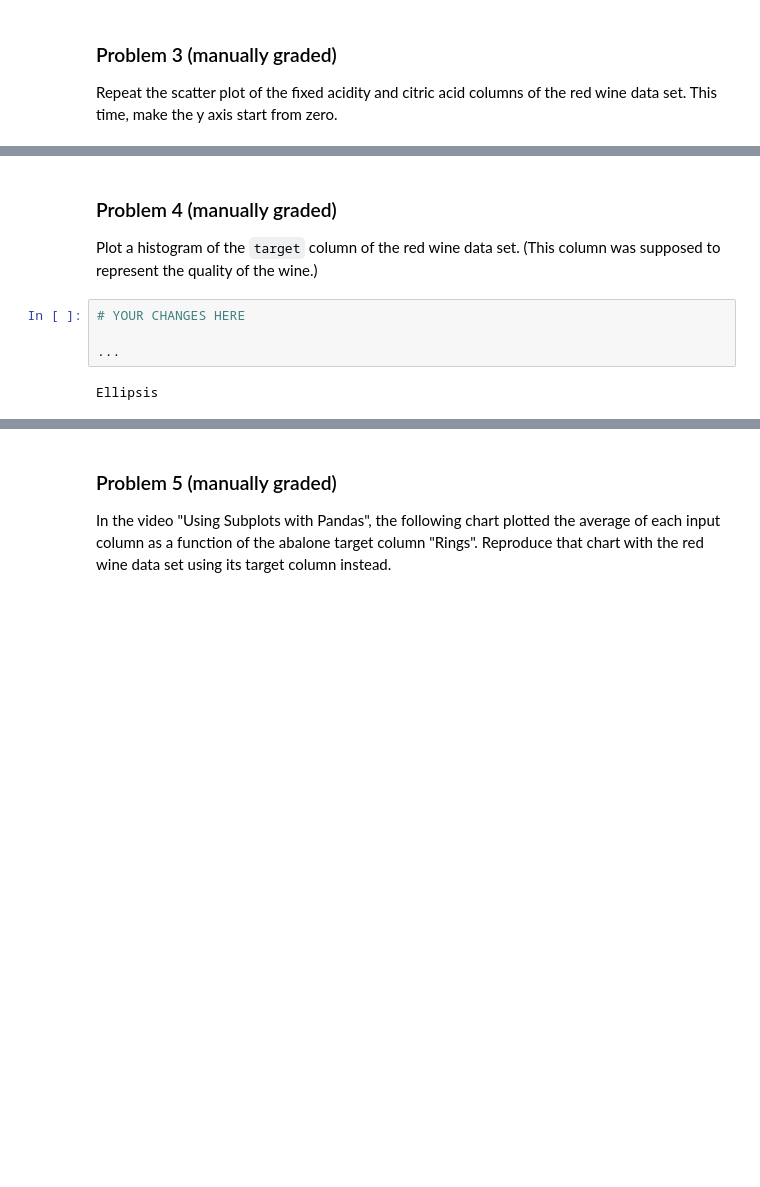
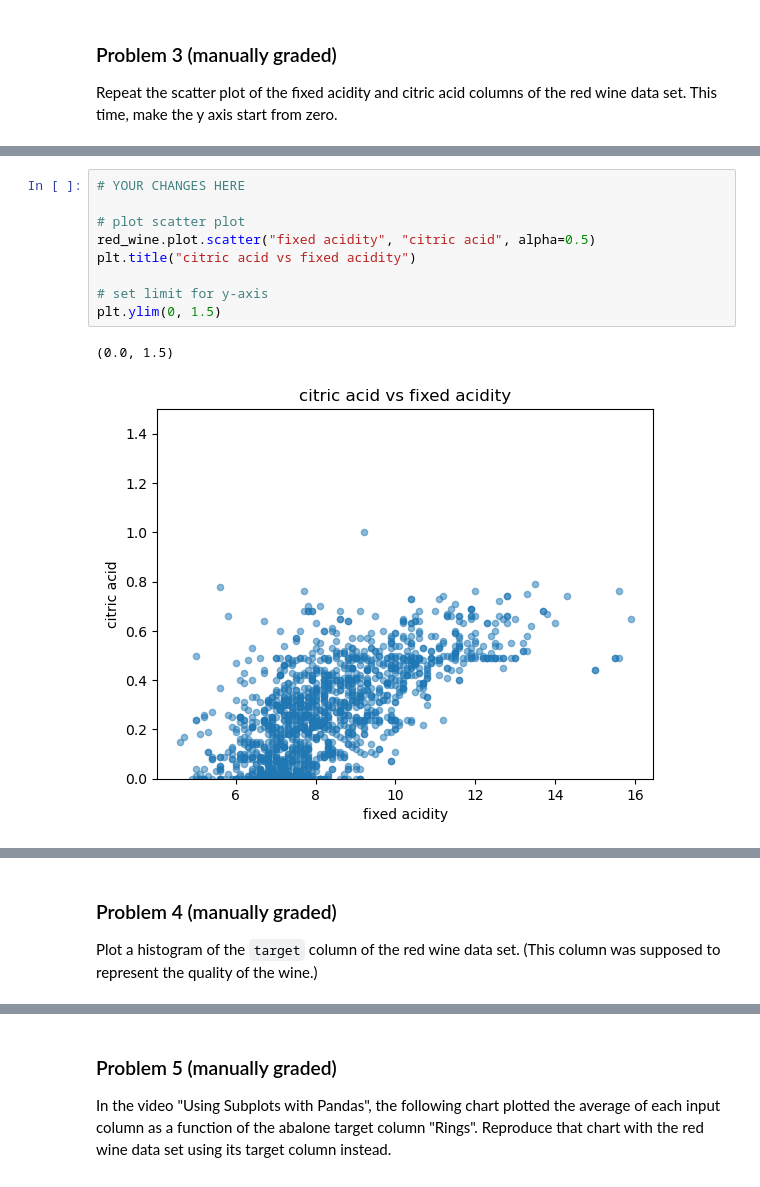
Before and after one commit to veniola/dx602-homework-10, a Jupyter notebook: homework.ipynb, the cells around one changed output, grey strips where cells are left out. Drawn from its saved outputs; the diff is of its cells as text; blank space fills up the shorter version.

```diff
--- a/homework.ipynb
+++ b/homework.ipynb
@@ -83,3 +87,15 @@ Ellipsis
+# %%
+# YOUR CHANGES HERE
+
+# plot scatter plot
+red_wine.plot.scatter("fixed acidity", "citric acid", alpha=0.5)
+plt.title("citric acid vs fixed acidity")
+
+# set limit for y-axis
+plt.ylim(0, 1.5)
+# %% [output]
+(0.0, 1.5)
+[figure, added]
 # %% [markdown]
 <div style="page-break-after: always;"></div>
 # %% [markdown]
@@ -87,9 +103,3 @@ Ellipsis
 
 Plot a histogram of the `target` column of the red wine data set.
 (This column was supposed to represent the quality of the wine.)
-# %%
-# YOUR CHANGES HERE
-
-...
-# %% [output]
-Ellipsis
```
Also changed, not shown: parts of 33 cells of this notebook, 1 other file.
